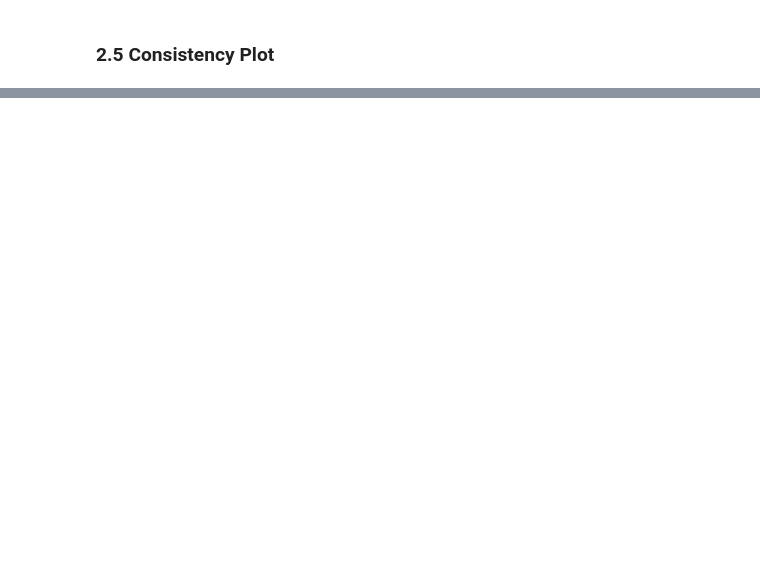
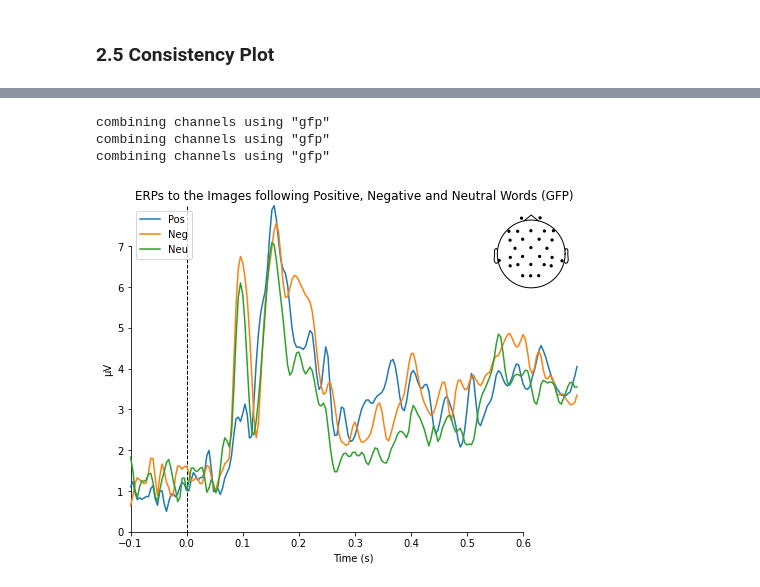
Before and after one commit to MinaAlmasi/neuroMDMA, a Jupyter notebook: mne_preprocessing/EEG_WSHOP.ipynb, the cells around one changed output, grey strips where cells are left out. Drawn from its saved outputs; the diff is of its cells as text; code cells hidden in the pictures; blank space fills up the shorter version.

```diff
--- a/mne_preprocessing/EEG_WSHOP.ipynb
+++ b/mne_preprocessing/EEG_WSHOP.ipynb
@@ -232,0 +264,20 @@ No baseline correction applied
+# %%
+#Comparing evoked for images
+img_pos_epochs = epochs_resampled['Image/wPos']
+img_neg_epochs = epochs_resampled['Image/wNeg']
+img_neu_epochs = epochs_resampled['Image/wNeu/iPos','Image/wNeu/iNeg']
+
+
+img_pos_evoked = img_pos_epochs.average()
+img_neg_evoked = img_neg_epochs.average()
+img_neu_evoked = img_neu_epochs.average()
+
+comparison_plot = mne.viz.plot_compare_evokeds({'Pos':img_pos_evoked, 'Neg':img_neg_evoked, 'Neu':img_neu_evoked},
+                             legend='upper left', show_sensors='upper right', title = "ERPs to the Images following Positive, Negative and Neutral Words")
+
+comparison_plot[0].savefig(fname = "comparison_plot")
+# %% [output]
+combining channels using "gfp"
+combining channels using "gfp"
+combining channels using "gfp"
+[figure, added]
```
Also changed, not shown: parts of 15 cells of this notebook.
